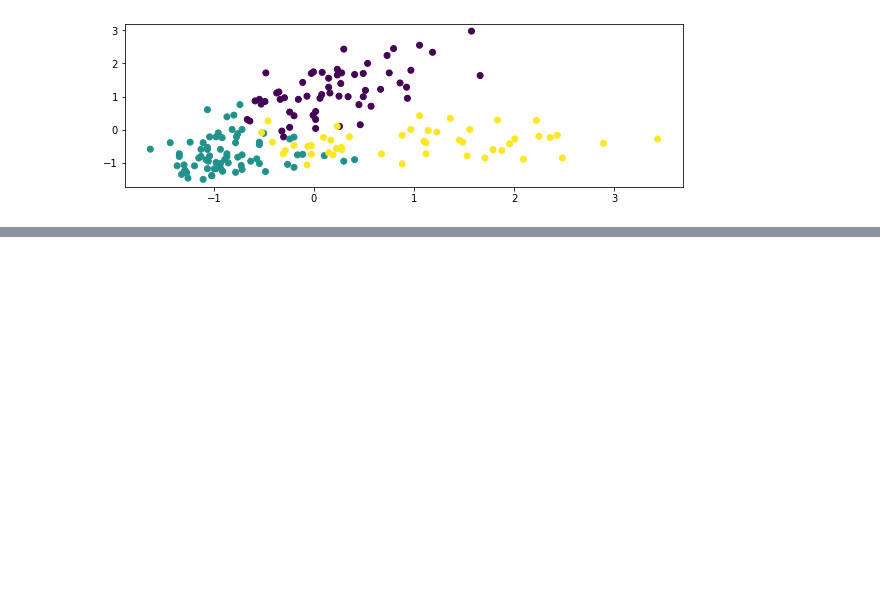
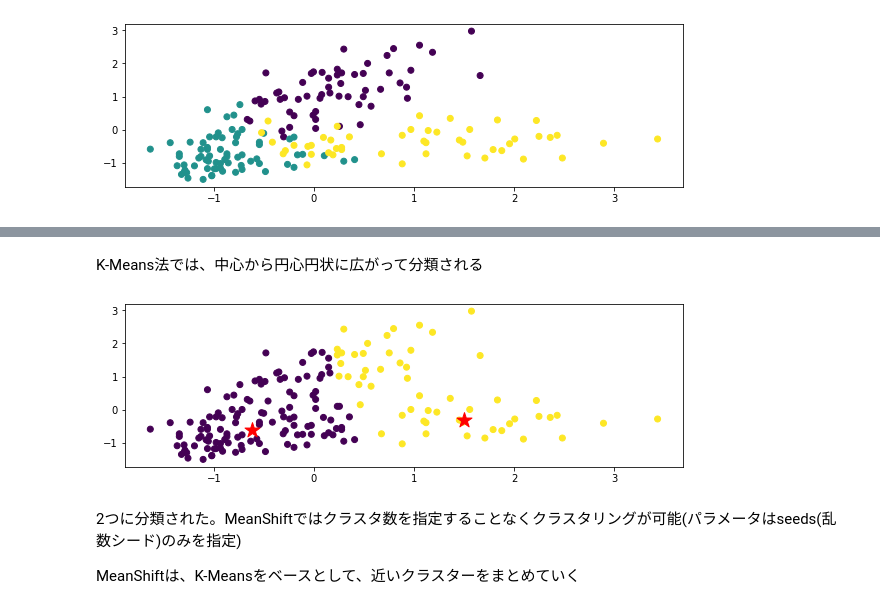
Before and after one commit to kackey0-1/ml_handson, a Jupyter notebook: ai_model_build_100/2_multiple_clusterings.ipynb, the cells around one changed output, grey strips where cells are left out. Cells and saved outputs as stored; diff of their text form; code cells hidden in the pictures; blank space fills up the shorter version.

```diff
--- a/ai_model_build_100/2_multiple_clusterings.ipynb
+++ b/ai_model_build_100/2_multiple_clusterings.ipynb
@@ -123,0 +138,22 @@ plt.show()
+# %% [markdown]
+K-Means法では、中心から円心円状に広がって分類される
+# %%
+# MeanShift を試す
+
+from sklearn.cluster import MeanShift
+ms = MeanShift(seeds=X_norm)
+z_ms = ms.fit(X_norm)
+
+x = X_norm[:, 0]
+y = X_norm[:, 1]
+
+plt.figure(figsize=(10, 3))
+plt.scatter(x, y, c=z_ms.labels_)
+plt.scatter(z_ms.cluster_centers_[:, 0], z_ms.cluster_centers_[:, 1], s=250, c='red', marker='*')
+plt.show()
+# %% [output]
+[figure, added]
+# %% [markdown]
+2つに分類された。MeanShiftではクラスタ数を指定することなくクラスタリングが可能(パラメータはseeds(乱数シード)のみを指定)
+
+MeanShiftは、K-Meansをベースとして、近いクラスターをまとめていく
```
Also changed, not shown: parts of 12 cells of this notebook, 1 other file.
